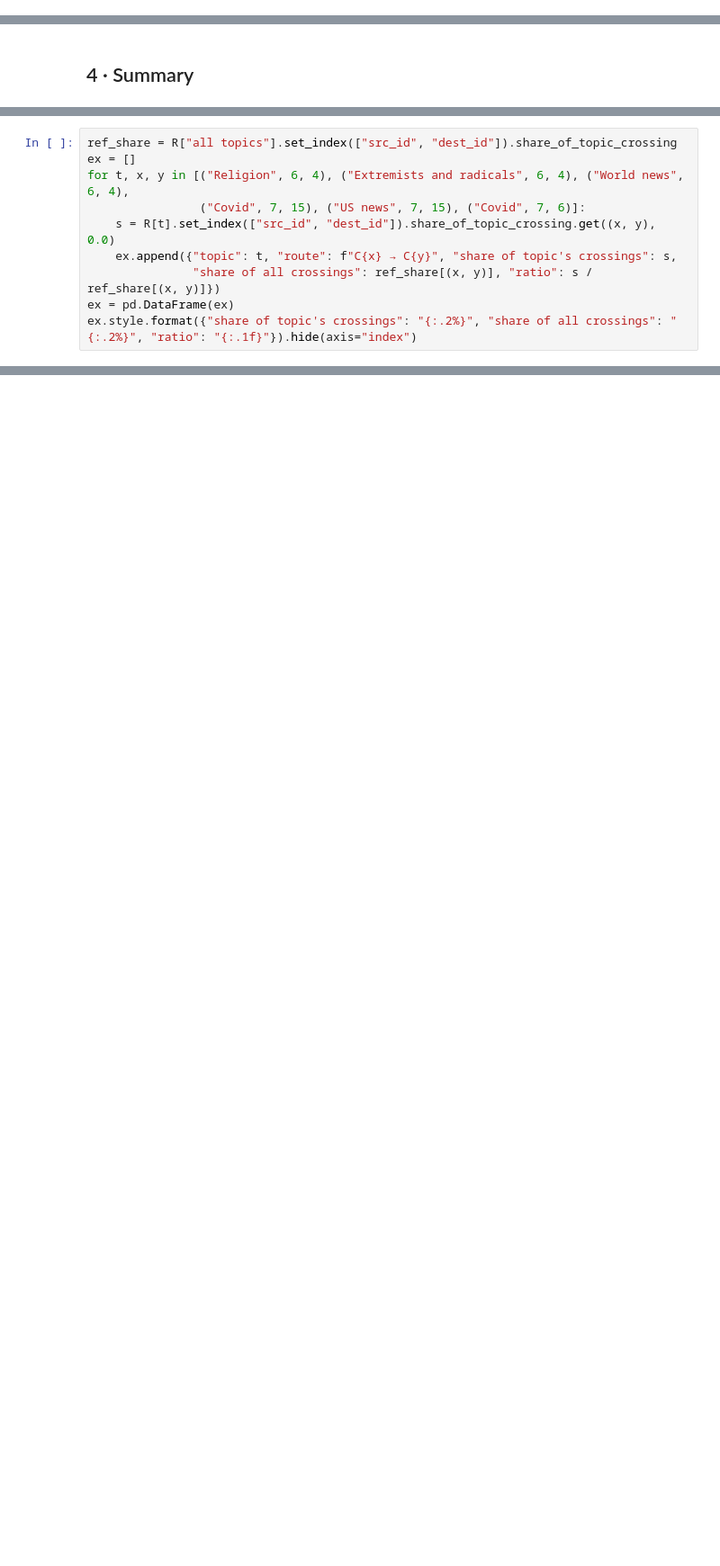
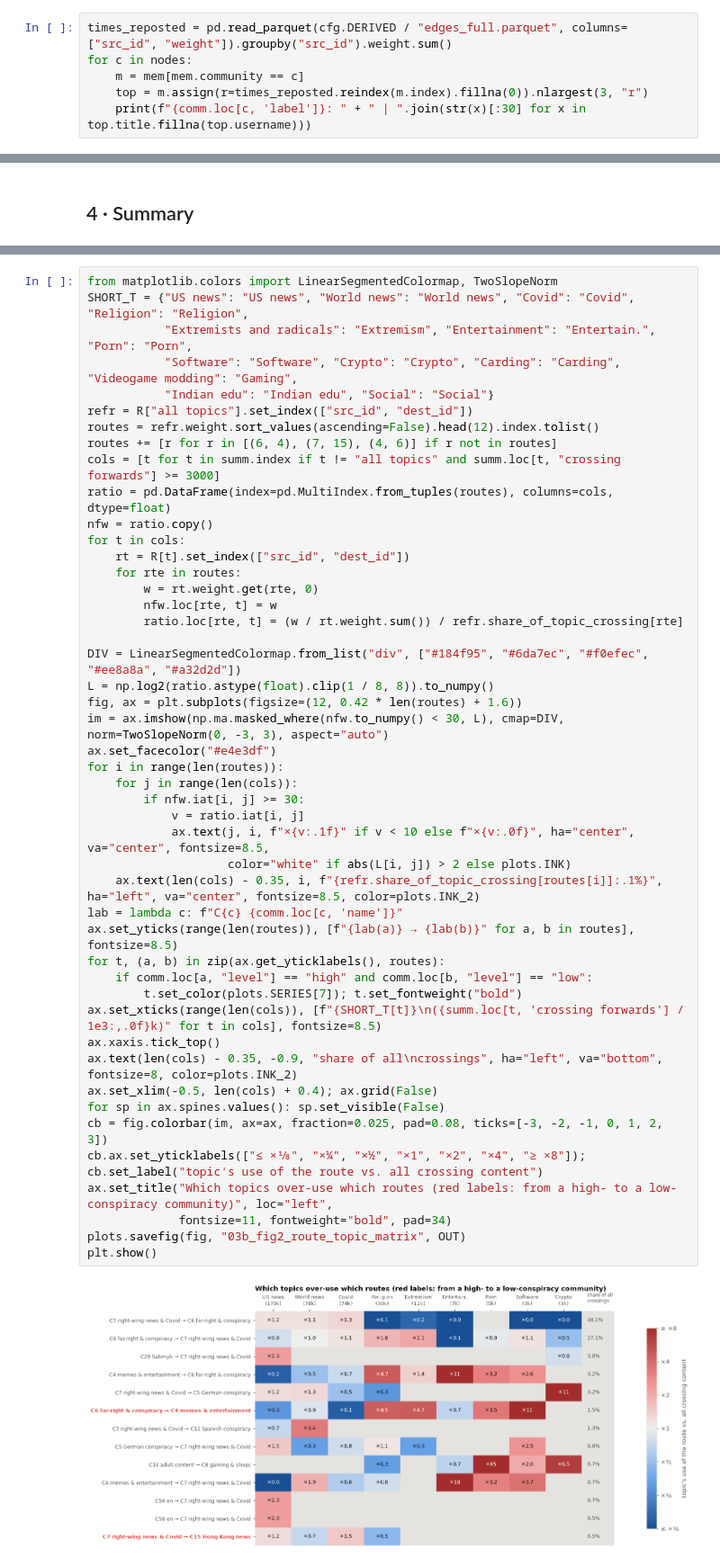
Before and after one commit to GuiFigueired0/topic-permeability, a Jupyter notebook: 03b_backbone_routes.ipynb, the cells around one changed output, grey strips where cells are left out. Shown at 90% size. Drawn from its saved outputs; the diff is of its cells as text; blank space fills up the shorter version.

```diff
--- a/03b_backbone_routes.ipynb
+++ b/03b_backbone_routes.ipynb
@@ -323,0 +326,6 @@ key.style.format({"english_channels": "{:,}", "channels": "{:,}"})
+# %%
+times_reposted = pd.read_parquet(cfg.DERIVED / "edges_full.parquet", columns=["src_id", "weight"]).groupby("src_id").weight.sum()
+for c in nodes:
+    m = mem[mem.community == c]
+    top = m.assign(r=times_reposted.reindex(m.index).fillna(0)).nlargest(3, "r")
+    print(f"{comm.loc[c, 'label']}: " + " | ".join(str(x)[:30] for x in top.title.fillna(top.username)))
@@ -352,10 +364,0 @@ output P1 would give; P1 itself is not implemented.
-# %%
-ref_share = R["all topics"].set_index(["src_id", "dest_id"]).share_of_topic_crossing
-ex = []
-for t, x, y in [("Religion", 6, 4), ("Extremists and radicals", 6, 4), ("World news", 6, 4),
-                ("Covid", 7, 15), ("US news", 7, 15), ("Covid", 7, 6)]:
-    s = R[t].set_index(["src_id", "dest_id"]).share_of_topic_crossing.get((x, y), 0.0)
-    ex.append({"topic": t, "route": f"C{x} → C{y}", "share of topic's crossings": s,
-               "share of all crossings": ref_share[(x, y)], "ratio": s / ref_share[(x, y)]})
-ex = pd.DataFrame(ex)
-ex.style.format({"share of topic's crossings": "{:.2%}", "share of all crossings": "{:.2%}", "ratio": "{:.1f}"}).hide(axis="index")
@@ -369,0 +374,49 @@ ex.style.format({"share of topic's crossings": "{:.2%}", "share of all crossings
+# %%
+from matplotlib.colors import LinearSegmentedColormap, TwoSlopeNorm
+SHORT_T = {"US news": "US news", "World news": "World news", "Covid": "Covid", "Religion": "Religion",
+           "Extremists and radicals": "Extremism", "Entertainment": "Entertain.", "Porn": "Porn",
+           "Software": "Software", "Crypto": "Crypto", "Carding": "Carding", "Videogame modding": "Gaming",
+           "Indian edu": "Indian edu", "Social": "Social"}
+refr = R["all topics"].set_index(["src_id", "dest_id"])
+routes = refr.weight.sort_values(ascending=False).head(12).index.tolist()
+routes += [r for r in [(6, 4), (7, 15), (4, 6)] if r not in routes]
+cols = [t for t in summ.index if t != "all topics" and summ.loc[t, "crossing forwards"] >= 3000]
+ratio = pd.DataFrame(index=pd.MultiIndex.from_tuples(routes), columns=cols, dtype=float)
+nfw = ratio.copy()
+for t in cols:
+    rt = R[t].set_index(["src_id", "dest_id"])
+    for rte in routes:
+        w = rt.weight.get(rte, 0)
+        nfw.loc[rte, t] = w
+        ratio.loc[rte, t] = (w / rt.weight.sum()) / refr.share_of_topic_crossing[rte]
+
+DIV = LinearSegmentedColormap.from_list("div", ["#184f95", "#6da7ec", "#f0efec", "#ee8a8a", "#a32d2d"])
+L = np.log2(ratio.astype(float).clip(1 / 8, 8)).to_numpy()
+fig, ax = plt.subplots(figsize=(12, 0.42 * len(routes) + 1.6))
+im = ax.imshow(np.ma.masked_where(nfw.to_numpy() < 30, L), cmap=DIV, norm=TwoSlopeNorm(0, -3, 3), aspect="auto")
+ax.set_facecolor("#e4e3df")
+for i in range(len(routes)):
+    for j in range(len(cols)):
+        if nfw.iat[i, j] >= 30:
+            v = ratio.iat[i, j]
+            ax.text(j, i, f"×{v:.1f}" if v < 10 else f"×{v:.0f}", ha="center", va="center", fontsize=8.5,
+                    color="white" if abs(L[i, j]) > 2 else plots.INK)
+    ax.text(len(cols) - 0.35, i, f"{refr.share_of_topic_crossing[routes[i]]:.1%}", ha="left", va="center", fontsize=8.5, color=plots.INK_2)
+lab = lambda c: f"C{c} {comm.loc[c, 'name']}"
+ax.set_yticks(range(len(routes)), [f"{lab(a)} → {lab(b)}" for a, b in routes], fontsize=8.5)
+for t, (a, b) in zip(ax.get_yticklabels(), routes):
+    if comm.loc[a, "level"] == "high" and comm.loc[b, "level"] == "low":
+        t.set_color(plots.SERIES[7]); t.set_fontweight("bold")
+ax.set_xticks(range(len(cols)), [f"{SHORT_T[t]}\n({summ.loc[t, 'crossing forwards'] / 1e3:,.0f}k)" for t in cols], fontsize=8.5)
+ax.xaxis.tick_top()
+ax.text(len(cols) - 0.35, -0.9, "share of all\ncrossings", ha="left", va="bottom", fontsize=8, color=plots.INK_2)
+ax.set_xlim(-0.5, len(cols) + 0.4); ax.grid(False)
+for sp in ax.spines.values(): sp.set_visible(False)
+cb = fig.colorbar(im, ax=ax, fraction=0.025, pad=0.08, ticks=[-3, -2, -1, 0, 1, 2, 3])
+cb.ax.set_yticklabels(["≤ ×⅛", "×¼", "×½", "×1", "×2", "×4", "≥ ×8"]); cb.set_label("topic's use of the route vs. all crossing content")
+ax.set_title("Which topics over-use which routes (red labels: from a high- to a low-conspiracy community)", loc="left",
+             fontsize=11, fontweight="bold", pad=34)
+plots.savefig(fig, "03b_fig2_route_topic_matrix", OUT)
+plt.show()
+# %% [output]
+[figure, added]
```
Also changed, not shown: parts of 17 cells of this notebook, 3 other files.
